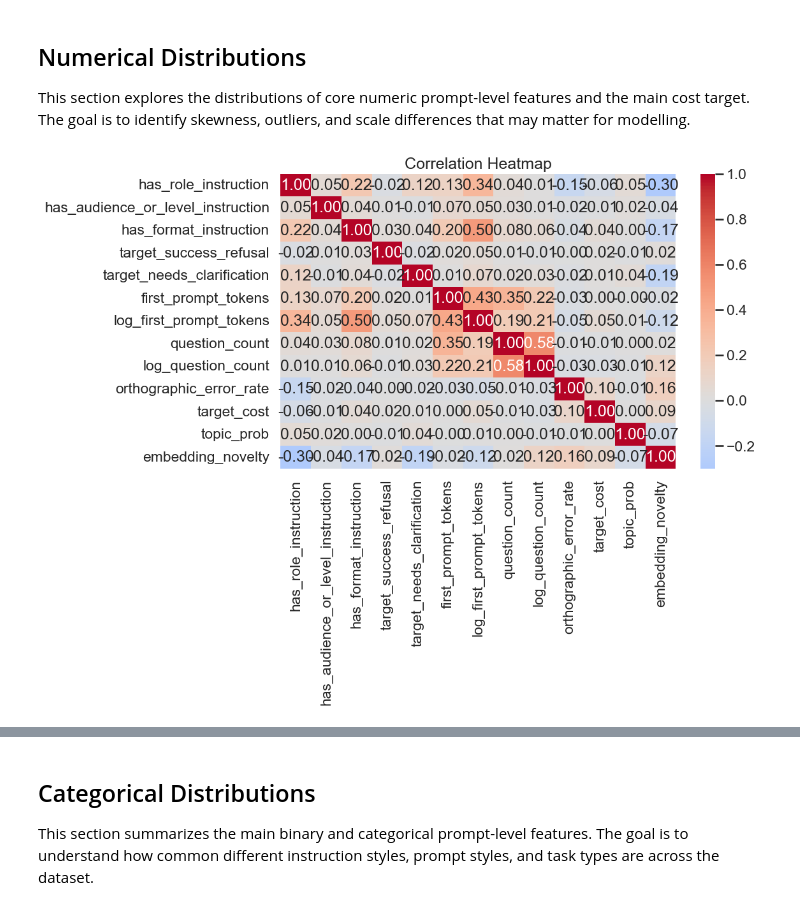
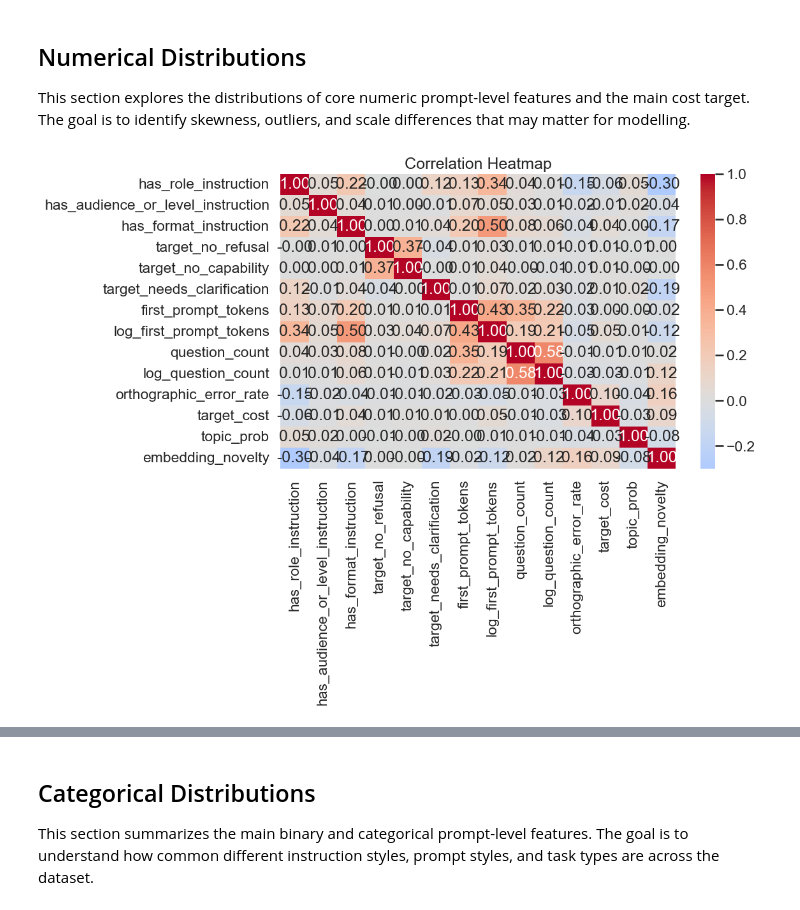
Before and after one commit to Thoericht/llm-sustainability-analysis, a Jupyter notebook: 02_notebooks/03_data_exploration.ipynb, the cells around one changed output, grey strips where cells are left out. Drawn from its saved outputs; the diff is of its cells as text; code cells hidden in the pictures.

```diff
--- a/02_notebooks/03_data_exploration.ipynb
+++ b/02_notebooks/03_data_exploration.ipynb
@@ -180,7 +185,8 @@ high_cardinality_features = [
 
 targets = [
     "target_cost",
-    "target_success_refusal",
+    "target_no_refusal",
+    "target_no_capability",
     "target_needs_clarification",
 ]
 
@@ -199,7 +205,8 @@ binary_features = [
     "has_role_instruction",
     "has_audience_or_level_instruction",
     "has_format_instruction",
-    "target_success_refusal",
+    "target_no_refusal",
+    "target_no_capability",
     "target_needs_clarification",
 ]
 
@@ -354,21 +366,18 @@ This section explores the distributions of core numeric prompt-level features an
 # %%
 # ----------------------------
 # CORRELATIONS
 # ----------------------------
-
-df["log_target_cost"] = np.log1p(df["target_cost"])
-
 
 features_for_corr = binary_features + numeric_features
 
 corr = df[features_for_corr].corr()
 
 plt.figure(figsize=(10, 6))
 sns.heatmap(corr, annot=True, fmt=".2f", cmap="coolwarm", center=0)
 plt.title("Correlation Heatmap")
 plt.show()
 # %% [output]
-[figure, old version]
+[figure, new version]
 # %%
 corr = df[targets].corr()
 
```
Also changed, not shown: parts of 24 cells of this notebook, 3 other files.
